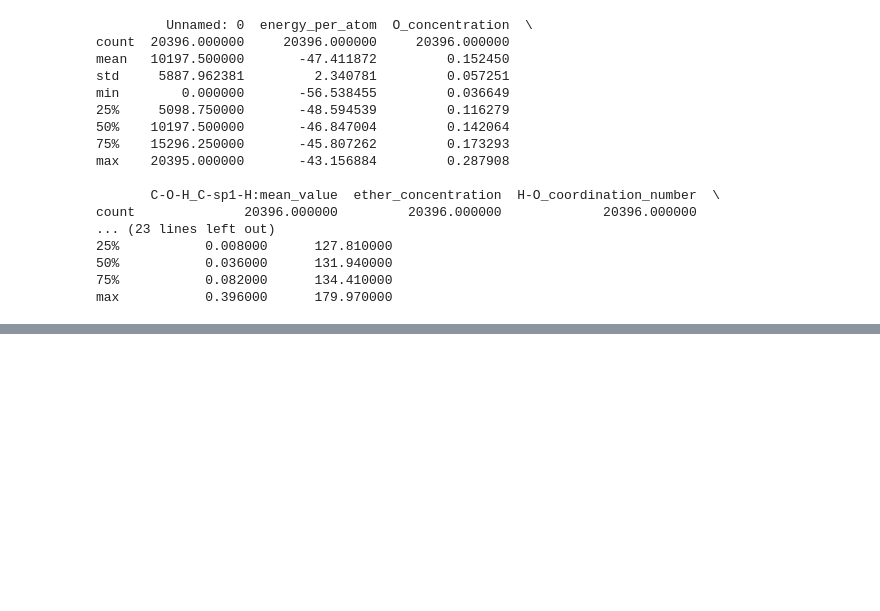
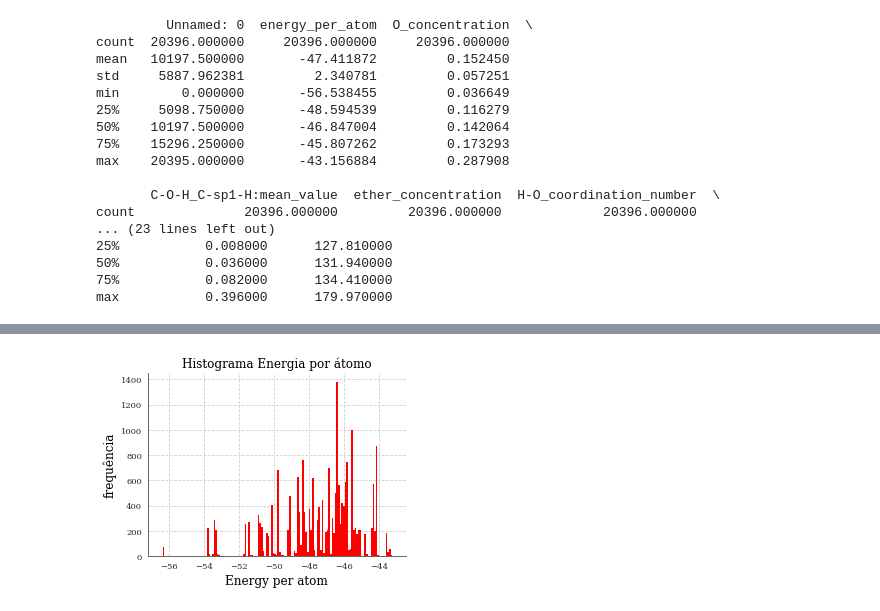
Before and after one commit to Karl-Marcos/ML-2022-DIMP, a Jupyter notebook: Dados.ipynb, the cells around one changed output, grey strips where cells are left out. Cells and saved outputs as stored; diff of their text form; code cells hidden in the pictures; blank space fills up the shorter version.

```diff
--- a/Dados.ipynb
+++ b/Dados.ipynb
@@ -440,0 +472,4 @@ print(df_)
+# %%
+histograma(M['energy_per_atom'], legendas = ['Energy per atom', 'frequência'],title = 'Histograma Energia por átomo', save = 'histograma_energia.png')
+# %% [output]
+[figure, added]
```
Also changed, not shown: parts of 4 cells of this notebook, 2 other files.
